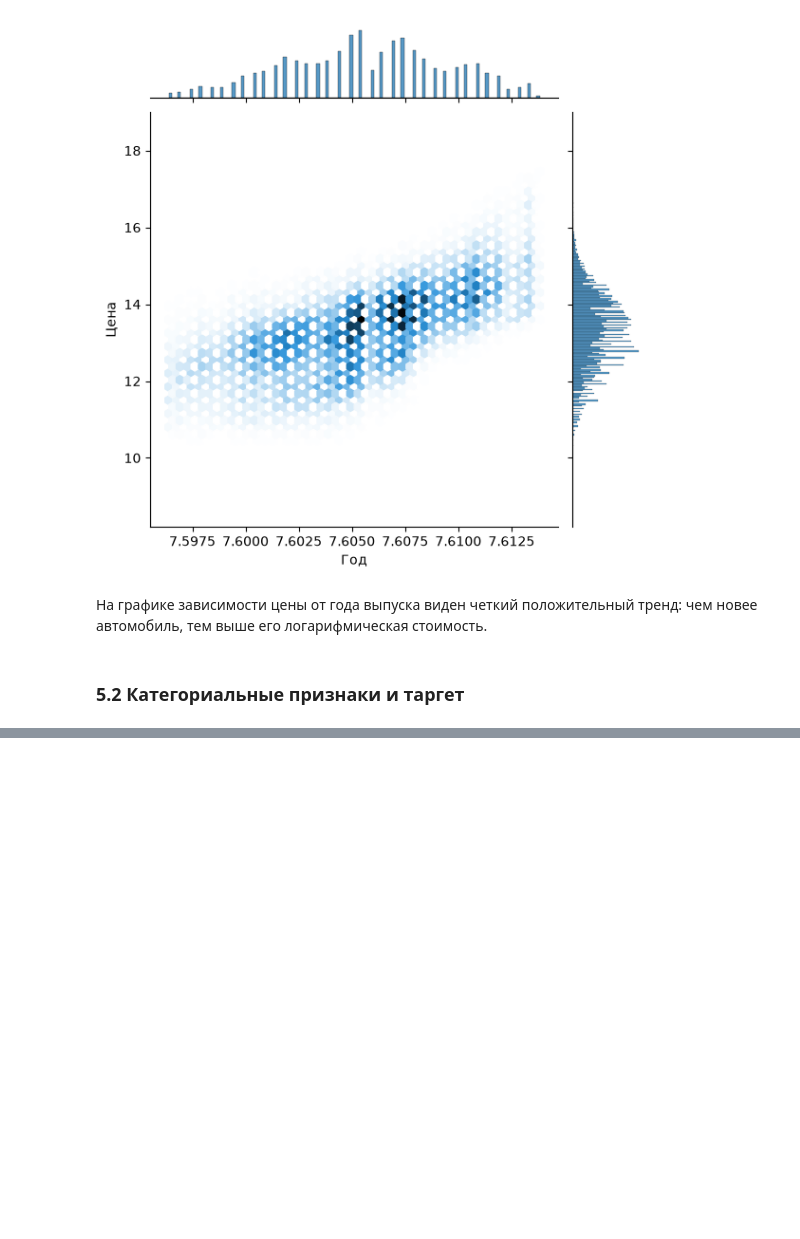
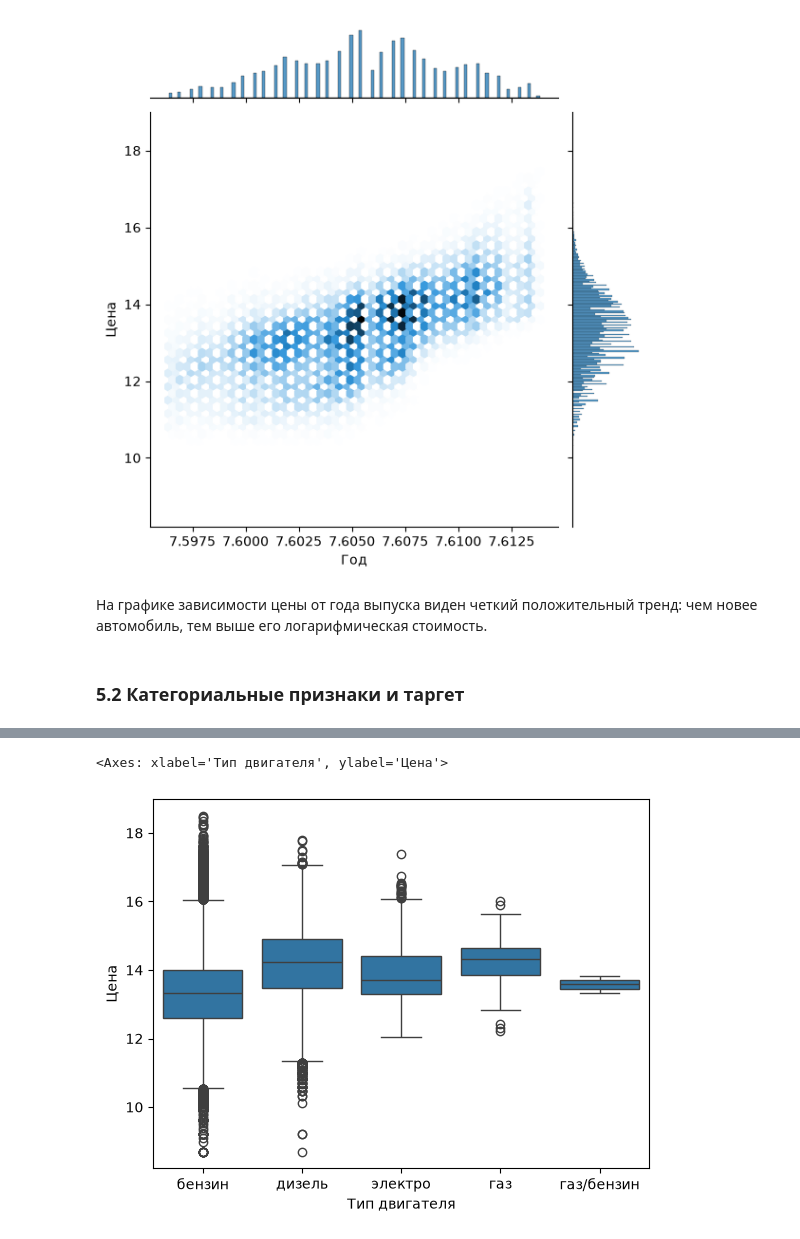
Before and after one commit to deviloon/car-price-analyzer, a Jupyter notebook: notebooks/02_eda_and_features.ipynb, the cells around one changed output, grey strips where cells are left out. Saved outputs shown, nothing was run; the diff lists cells and outputs as text; code cells hidden in the pictures; blank space fills up the shorter version.

```diff
--- a/notebooks/02_eda_and_features.ipynb
+++ b/notebooks/02_eda_and_features.ipynb
@@ -201,0 +218,5 @@ sns.jointplot(kind='hex', data=df, x=np.log1p(df['Год']), y=np.log1p(df['Це
+# %%
+sns.boxplot(x='Тип двигателя', y=np.log1p(df['Цена']), data=df)
+# %% [output]
+<Axes: xlabel='Тип двигателя', ylabel='Цена'>
+[figure, added]
```
Also changed, not shown: parts of 7 cells of this notebook, 1 other file.
